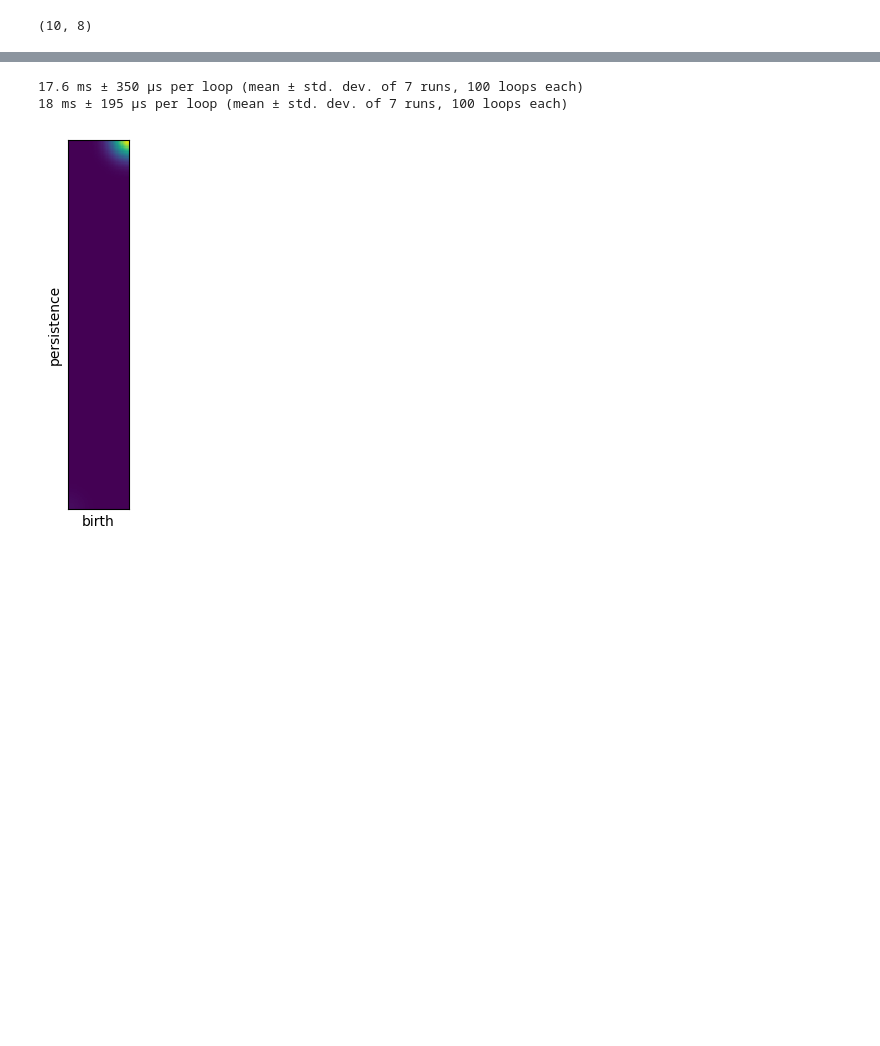
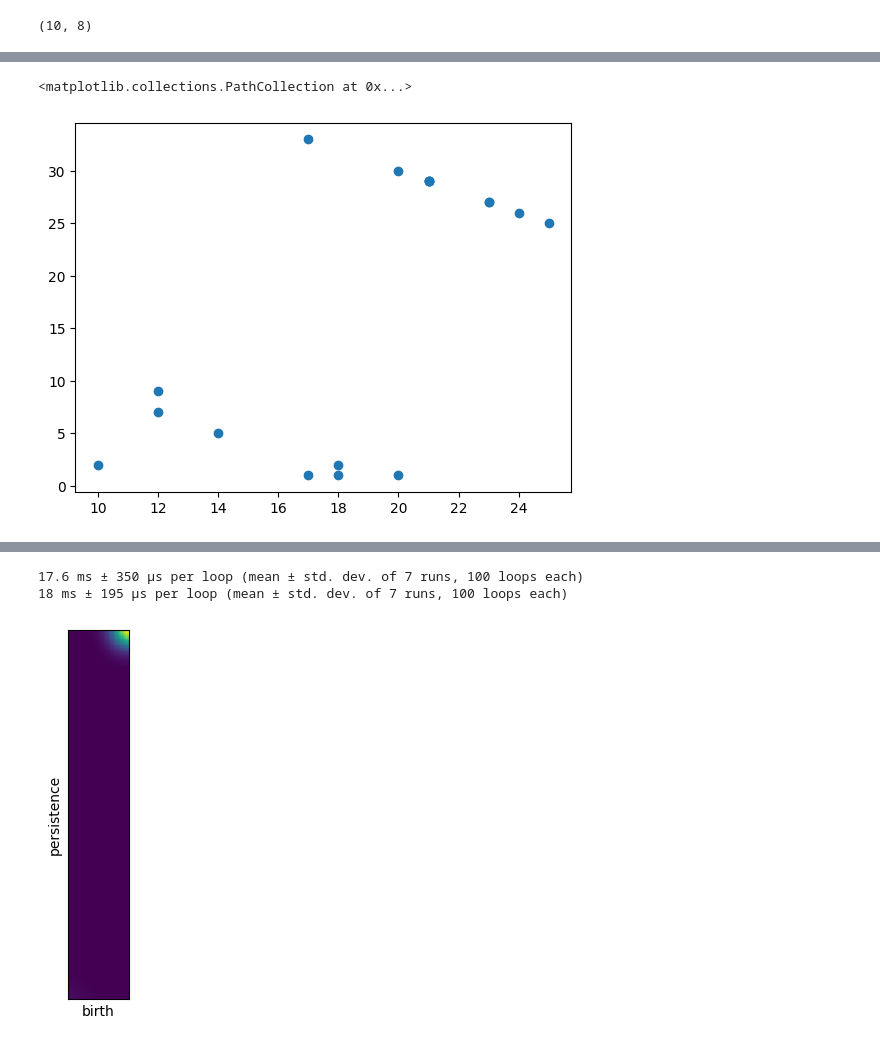
Before and after one commit to TeaspoonTDA/teaspoon, a Jupyter notebook: notebooks/ml_methods_timing_pers_images.ipynb, the cells around one changed output, grey strips where cells are left out. Saved outputs shown, nothing was run; the diff lists cells and outputs as text; code cells hidden in the pictures; blank space fills up the shorter version.

```diff
--- a/notebooks/ml_methods_timing_pers_images.ipynb
+++ b/notebooks/ml_methods_timing_pers_images.ipynb
@@ -45,6 +102,12 @@ def train_test_split_sklearn(DgmsFD, labels_col, train_size=.5, seed=12):
     labels = DgmsFD[labels_col]
     training_dgms, testing_dgms = train_test_split(DgmsFD, train_size=train_size, random_state=seed, stratify=labels)
     return training_dgms.reset_index(), testing_dgms.reset_index()
+# %%
+dgms_3 = timing_dgms['Length 3 dgms']
+dgms_6 = timing_dgms['Length 6 dgms']
+dgms_10 = timing_dgms['Length 10 dgms']
+dgms_20 = timing_dgms['Length 20 dgms']
+dgms_40 = timing_dgms['Length 40 dgms']
 # %%
 dgms_train, dgms_test = train_test_split_sklearn(mnist, 'labels', train_size = .05)
 xdgm0_train = dgms_train['zero_dim_rtl']
@@ -168,7 +231,7 @@ pers_imager = PersistenceImager()
 pers_imager.pixel_size = .1
 pers_imager.kernel_params = {'sigma': 1}
 seed = [0,1,2,3,4]
-train_size = [.001, .005, .01, .05, .1, .15]
+train_size = [25, 100, 200]
 n = len(train_size)
 timing = np.zeros((n,4))
 for i in range(0,n):
@@ -321,0 +393,13 @@ output0['F_Matrix'].shape
+# %%
+birth = []
+death = []
+persistence = []
+diagram = []
+n = len(xdgm0_train)
+for i in range(0, n):
+    dgms = xdgm0_train[i]
+    for j in range(0, len(dgms)):
+        diagram.append(i)
+        birth.append(dgms[j][0])
+        death.append(dgms[j][1])
+        persistence.append(dgms[j][1] - dgms[j][0])
@@ -325,0 +421,5 @@ output1.shape
+# %%
+plt.scatter(birth, persistence)
+# %% [output]
+<matplotlib.collections.PathCollection at 0x...>
+[figure, added]
```
Also changed, not shown: parts of 22 cells of this notebook.
